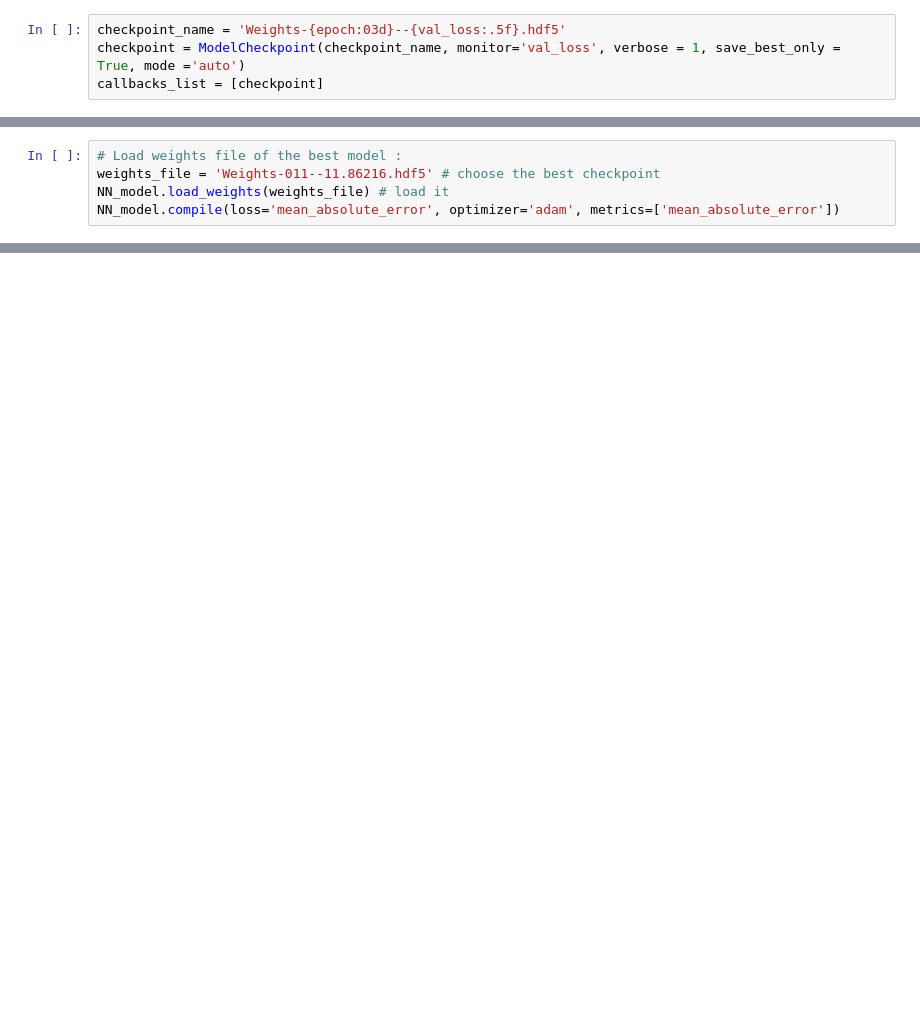
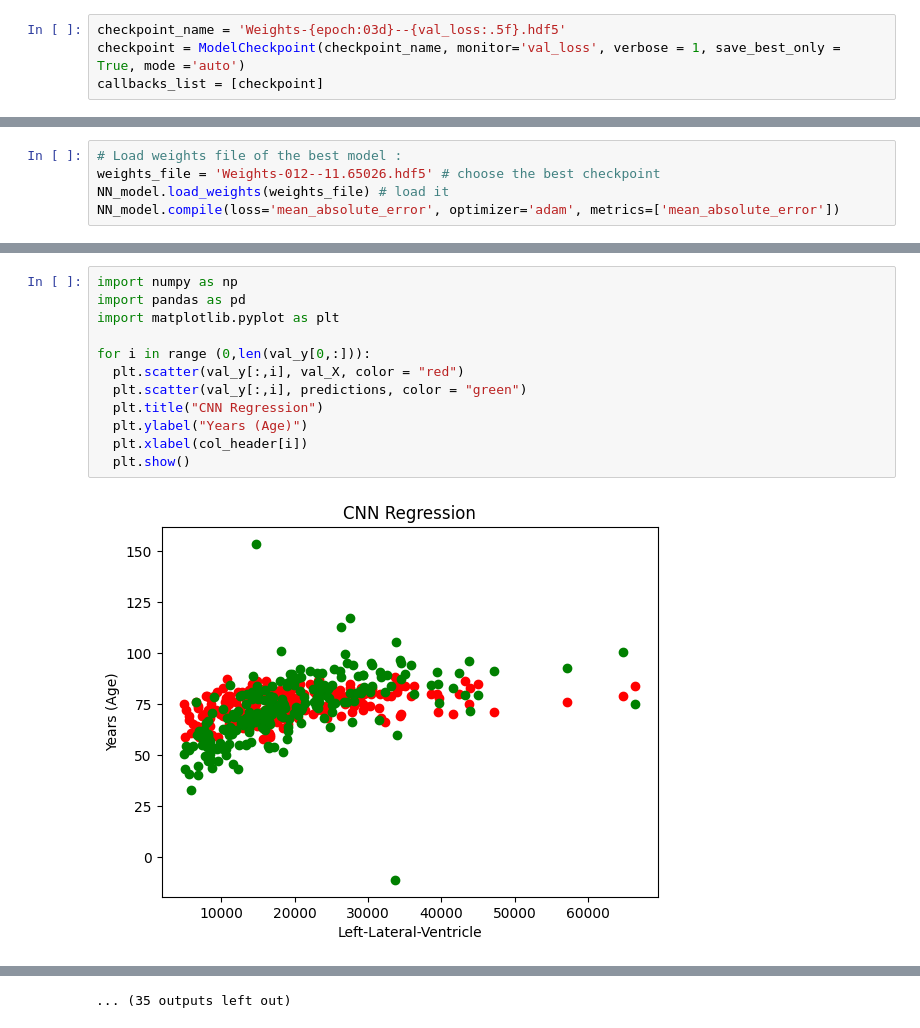
Before and after one commit to nnttluna/brain_aging-regression, a Jupyter notebook: brain_age_regression_neural_network.ipynb, the cells around one changed output, grey strips where cells are left out. Drawn from its saved outputs; the diff is of its cells as text; blank space fills up the shorter version.

```diff
--- a/brain_age_regression_neural_network.ipynb
+++ b/brain_age_regression_neural_network.ipynb
@@ -124,7 +141,7 @@ Epoch 12: val_loss did not improve from 11.86216
 <keras.src.callbacks.History at 0x...>
 # %%
 # Load weights file of the best model :
-weights_file = 'Weights-011--11.86216.hdf5' # choose the best checkpoint
+weights_file = 'Weights-012--11.65026.hdf5' # choose the best checkpoint
 NN_model.load_weights(weights_file) # load it
 NN_model.compile(loss='mean_absolute_error', optimizer='adam', metrics=['mean_absolute_error'])
 # %%
@@ -153,0 +171,14 @@ NN RMSE =  26.579811828127024
+# %%
+import numpy as np
+import pandas as pd
+import matplotlib.pyplot as plt
+
+for i in range (0,len(val_y[0,:])):
+  plt.scatter(val_y[:,i], val_X, color = "red")
+  plt.scatter(val_y[:,i], predictions, color = "green")
+  plt.title("CNN Regression")
+  plt.ylabel("Years (Age)")
+  plt.xlabel(col_header[i])
+  plt.show()
+# %% [output]
+[figure, added]
@@ -153,0 +196 @@ NN RMSE =  26.579811828127024
+... (35 outputs left out)
```
Also changed, not shown: parts of 6 cells of this notebook.
